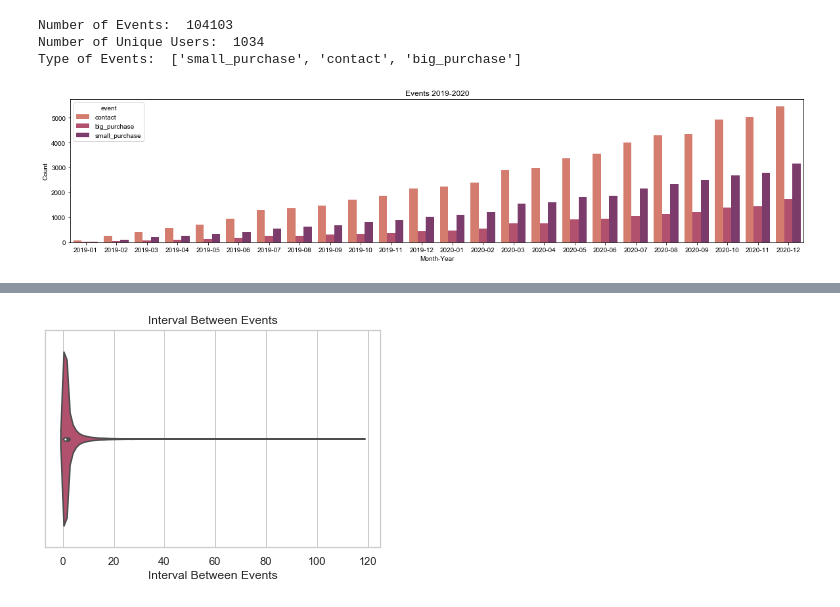
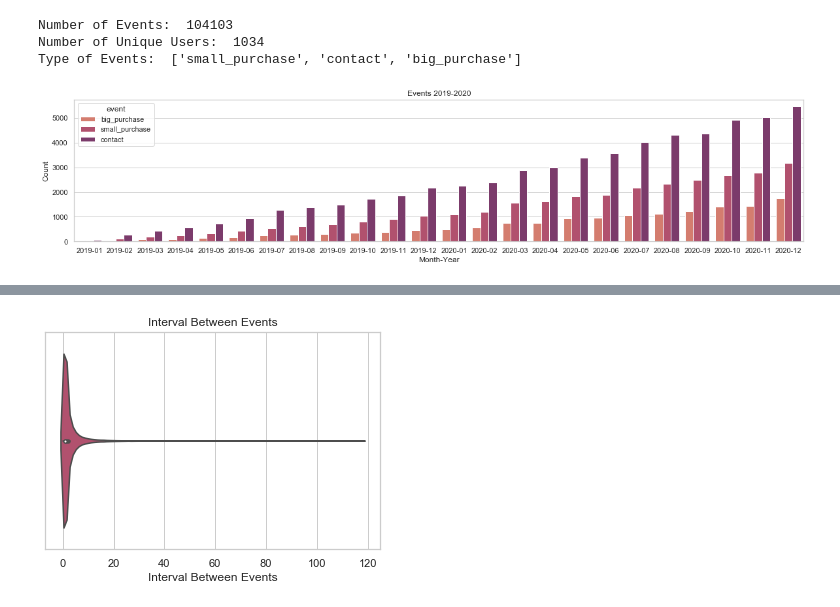
Before and after one commit to raquelcreis/customer_survival, a Jupyter notebook: notebook.ipynb, the cells around one changed output, grey strips where cells are left out. Drawn from its saved outputs; the diff is of its cells as text; code cells hidden in the pictures.

```diff
--- a/notebook.ipynb
+++ b/notebook.ipynb
@@ -55,11 +55,13 @@ df['year'] = pd.to_datetime(df['date'],format='%Y-%m-%d').dt.year
 df['monthYear'] = pd.to_datetime(df['date'],format='%Y-%m-%d').dt.to_period('M')
 # %%
 plt.figure(figsize=(20,4))
-ax = sns.countplot(data=df.sort_values(by='monthYear',ascending=True),x="monthYear", hue="event",palette="flare")
+ax = sns.countplot(data=df.sort_values(by='monthYear',ascending=True),x="monthYear",
+                   hue="event",hue_order=['big_purchase','small_purchase','contact']
+                   ,palette="flare")
 sns.set(style="whitegrid")
 plt.xlabel('Month-Year')
 plt.ylabel('Count')
 plt.title('Events 2019-2020')
 plt.show()
 # %% [output]
-[figure, old version]
+[figure, new version]
```
Also changed, not shown: parts of 7 cells of this notebook.
